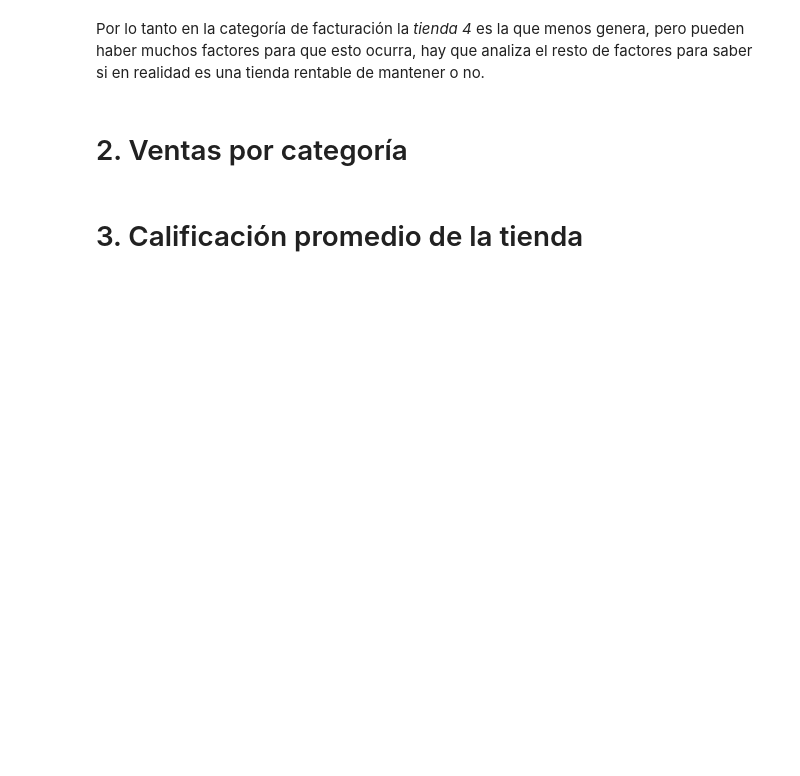
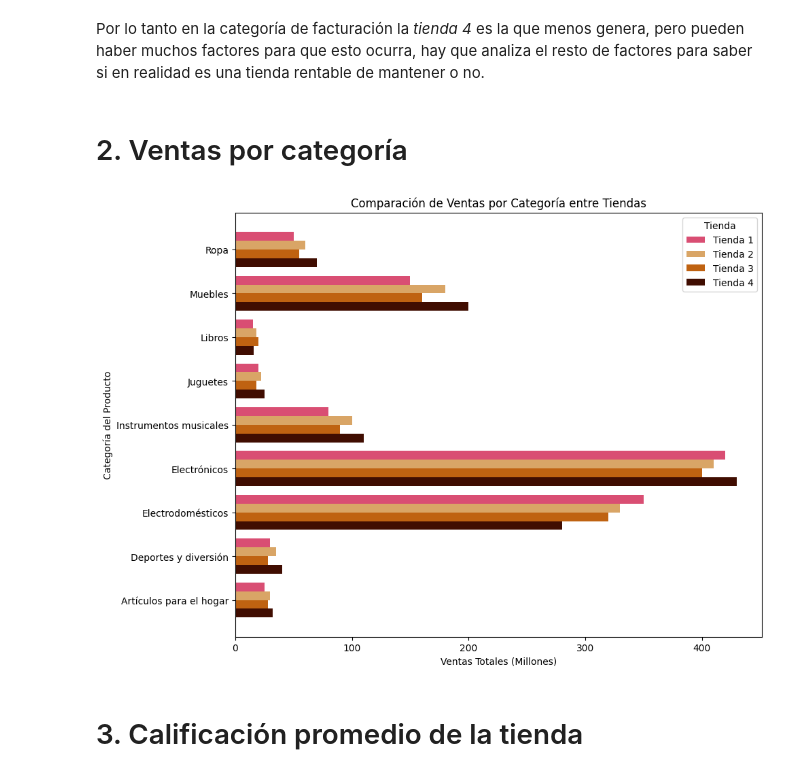
Before and after one commit to Karen-13C/Challenge_Modelado_de_datos_con_Python, a Jupyter notebook: AluraStoreLatam.ipynb, the cells around one changed output. Drawn from its saved outputs; the diff is of its cells as text; code cells hidden in the pictures; blank space fills up the shorter version.

Commit message:
Ventas por categoría parte 1

```diff
--- a/AluraStoreLatam.ipynb
+++ b/AluraStoreLatam.ipynb
@@ -102,6 +91,53 @@ plt.show()
 Por lo tanto en la categoría de facturación la *tienda 4* es la que menos genera, pero pueden haber muchos factores para que esto ocurra, hay que analiza el resto de factores para saber si en realidad es una tienda rentable de mantener o no.
 # %% [markdown]
 # 2. Ventas por categoría
+# %%
+ventas_categoria_t1 = tienda1.groupby('Categoría del Producto')['Precio'].sum()
+ventas_categoria_t2 = tienda2.groupby('Categoría del Producto')['Precio'].sum()
+ventas_categoria_t3 = tienda3.groupby('Categoría del Producto')['Precio'].sum()
+ventas_categoria_t4 = tienda4.groupby('Categoría del Producto')['Precio'].sum()
+# %%
+# 1. Identifica todas las categorías únicas
+categorias_unicas = pd.concat([ventas_categoria_t1, ventas_categoria_t2, ventas_categoria_t3,
+                               ventas_categoria_t4]).index.unique().sort_values(ascending=False)
+
+# 2. Crea un DataFrame para facilitar la graficación
+df_comparacion_ventas = pd.DataFrame({
+    'Tienda 1': ventas_categoria_t1.reindex(categorias_unicas).fillna(0),
+    'Tienda 2': ventas_categoria_t2.reindex(categorias_unicas).fillna(0),
+    'Tienda 3': ventas_categoria_t3.reindex(categorias_unicas).fillna(0),
+    'Tienda 4': ventas_categoria_t4.reindex(categorias_unicas).fillna(0)
+})
+
+# **Ordenar el DataFrame**
+orden_deseado_tiendas = ['Tienda 1', 'Tienda 2', 'Tienda 3', 'Tienda 4']
+
+# Define los colores para cada tienda
+colores = ['#D94E73', '#D9A566', '#BF6211', '#400D01'] # rosado, Naranja, Verde, Rojo (colores más agradables)
+# Puedes usar cualquier otro código de color (hex, RGB, nombres de colores de matplotlib)
+
+# Ancho de las barras
+ancho_barra = 0.2
+posiciones = np.arange(len(categorias_unicas))
+
+fig, ax = plt.subplots(figsize=(10, len(categorias_unicas) * 0.8))
+
+for i, tienda in enumerate(orden_deseado_tiendas):
+    ax.barh(posiciones + i * ancho_barra, df_comparacion_ventas[tienda] / 1000000,
+            ancho_barra, label=tienda, color=colores[i])
+
+ax.set_yticks(posiciones + (len(orden_deseado_tiendas) - 1) / 2 * ancho_barra)
+ax.set_yticklabels(categorias_unicas)
+ax.invert_yaxis()
+ax.set_xlabel('Ventas Totales (Millones)')
+ax.set_ylabel('Categoría del Producto')
+ax.set_title('Comparación de Ventas por Categoría entre Tiendas')
+ax.legend(title='Tienda')
+ax.xaxis.set_major_formatter(mtick.FuncFormatter(lambda x, pos: f'{int(x)}'))
+plt.tight_layout()
+plt.show()
+# %% [output]
+[figure, added]
 # %% [markdown]
 # 3. Calificación promedio de la tienda
 # %% [markdown]
```
Also changed, not shown: parts of 7 cells of this notebook.
